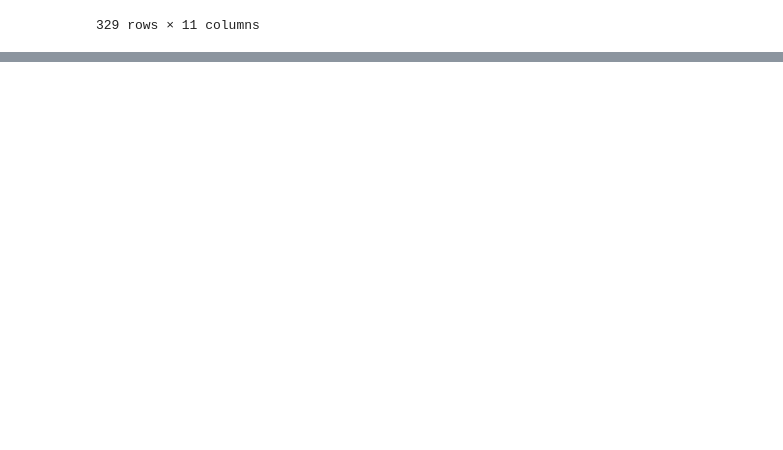
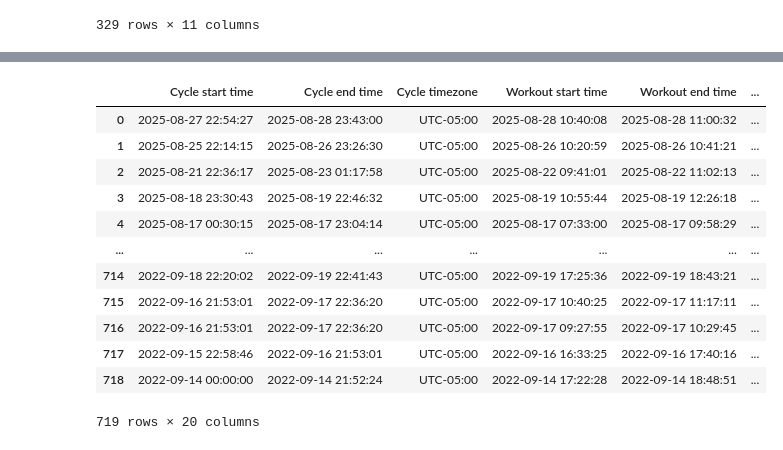
Before and after one commit to TylerAnderton/Healthcare-Assistant, a Jupyter notebook: ingestion_check.ipynb, the cells around one changed output, grey strips where cells are left out. Cells and saved outputs as stored; diff of their text form; code cells hidden in the pictures; blank space fills up the shorter version.

```diff
--- a/ingestion_check.ipynb
+++ b/ingestion_check.ipynb
@@ -53,0 +181,17 @@ df[df['vendor'] == 'LabCorp']
+# %%
+whoop_workouts_df = pd.read_parquet(os.path.join(whoop_dir, "whoop_workouts.parquet"))
+whoop_workouts_df
+# %% [output]
+|  | Cycle start time | Cycle end time | Cycle timezone | Workout start time | Workout end time | ... |
+| 0 | 2025-08-27 22:54:27 | 2025-08-28 23:43:00 | UTC-05:00 | 2025-08-28 10:40:08 | 2025-08-28 11:00:32 | ... |
+| 1 | 2025-08-25 22:14:15 | 2025-08-26 23:26:30 | UTC-05:00 | 2025-08-26 10:20:59 | 2025-08-26 10:41:21 | ... |
+| 2 | 2025-08-21 22:36:17 | 2025-08-23 01:17:58 | UTC-05:00 | 2025-08-22 09:41:01 | 2025-08-22 11:02:13 | ... |
+| 3 | 2025-08-18 23:30:43 | 2025-08-19 22:46:32 | UTC-05:00 | 2025-08-19 10:55:44 | 2025-08-19 12:26:18 | ... |
+| 4 | 2025-08-17 00:30:15 | 2025-08-17 23:04:14 | UTC-05:00 | 2025-08-17 07:33:00 | 2025-08-17 09:58:29 | ... |
+| ... | ... | ... | ... | ... | ... | ... |
+| 714 | 2022-09-18 22:20:02 | 2022-09-19 22:41:43 | UTC-05:00 | 2022-09-19 17:25:36 | 2022-09-19 18:43:21 | ... |
+| 715 | 2022-09-16 21:53:01 | 2022-09-17 22:36:20 | UTC-05:00 | 2022-09-17 10:40:25 | 2022-09-17 11:17:11 | ... |
+| 716 | 2022-09-16 21:53:01 | 2022-09-17 22:36:20 | UTC-05:00 | 2022-09-17 09:27:55 | 2022-09-17 10:29:45 | ... |
+| 717 | 2022-09-15 22:58:46 | 2022-09-16 21:53:01 | UTC-05:00 | 2022-09-16 16:33:25 | 2022-09-16 17:40:16 | ... |
+| 718 | 2022-09-14 00:00:00 | 2022-09-14 21:52:24 | UTC-05:00 | 2022-09-14 17:22:28 | 2022-09-14 18:48:51 | ... |
+719 rows × 20 columns
```
Also changed, not shown: parts of 16 cells of this notebook, 4 other files.
